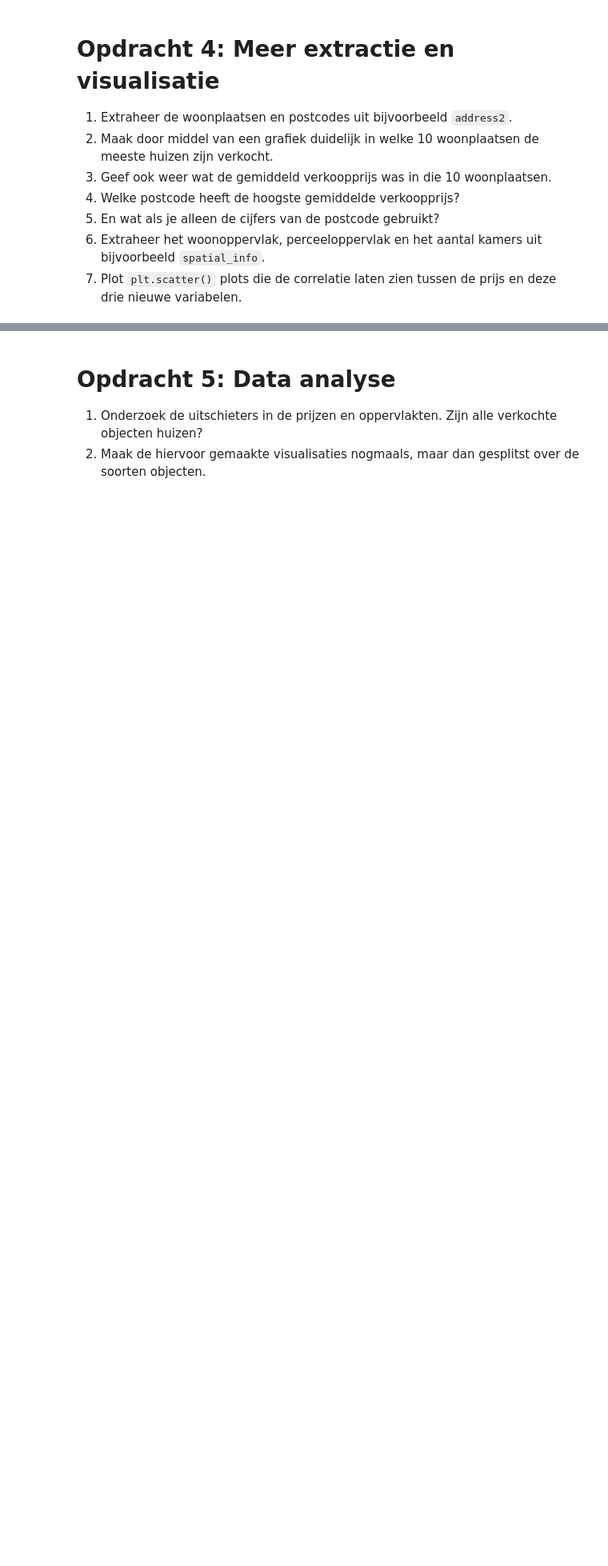
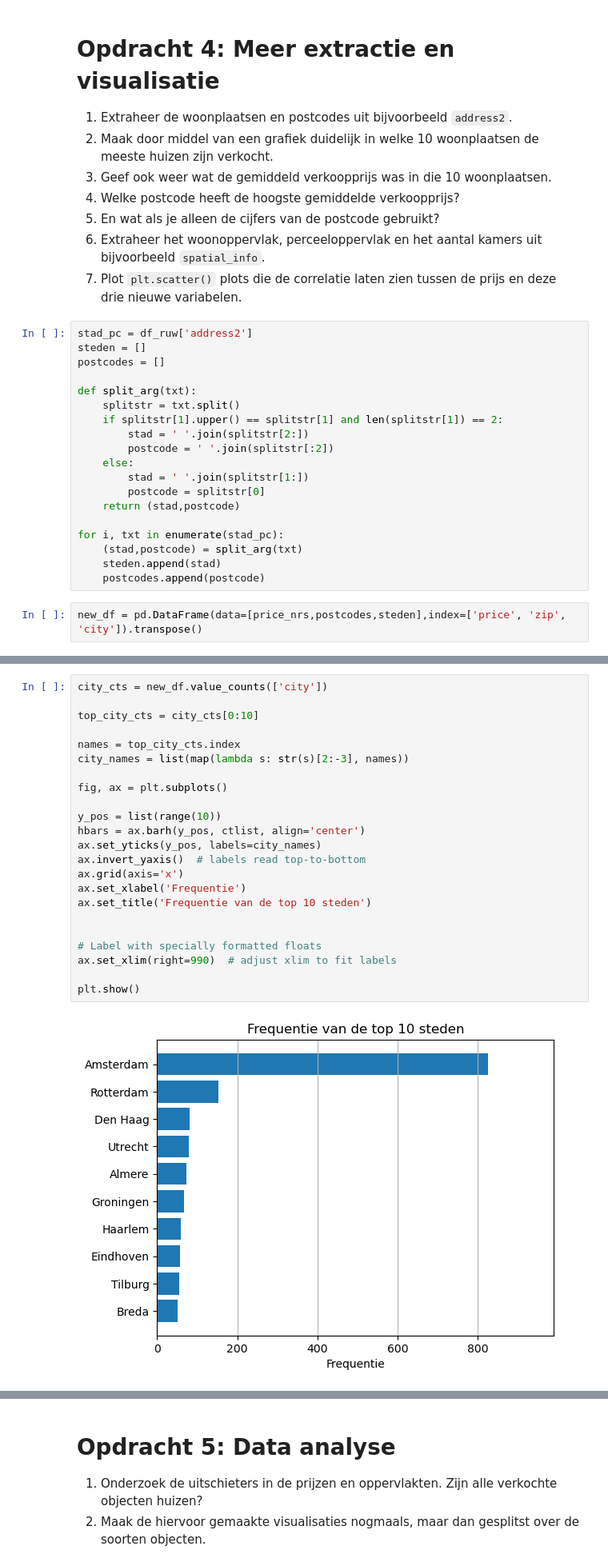
Before and after one commit to elvissomers/Mini-opdrachten-data, a Jupyter notebook: Mini-opdrachten data.ipynb, the cells around one changed output, grey strips where cells are left out. Shown at 80% size. Saved outputs shown, nothing was run; the diff lists cells and outputs as text; blank space fills up the shorter version.

```diff
--- a/Mini-opdrachten data.ipynb
+++ b/Mini-opdrachten data.ipynb
@@ -62,3 +266,24 @@ df_ruw.head()
 5. En wat als je alleen de cijfers van de postcode gebruikt?
 6. Extraheer het woonoppervlak, perceeloppervlak en het aantal kamers uit bijvoorbeeld `spatial_info`.
 7. Plot `plt.scatter()` plots die de correlatie laten zien tussen de prijs en deze drie nieuwe variabelen.
+# %%
+stad_pc = df_ruw['address2']
+steden = []
+postcodes = []
+
+def split_arg(txt):
+    splitstr = txt.split()
+    if splitstr[1].upper() == splitstr[1] and len(splitstr[1]) == 2:
+        stad = ' '.join(splitstr[2:])
+        postcode = ' '.join(splitstr[:2])
+    else:
+        stad = ' '.join(splitstr[1:])
+        postcode = splitstr[0]
+    return (stad,postcode)
+
+for i, txt in enumerate(stad_pc):
+    (stad,postcode) = split_arg(txt)
+    steden.append(stad)
+    postcodes.append(postcode)
+# %%
+new_df = pd.DataFrame(data=[price_nrs,postcodes,steden],index=['price', 'zip', 'city']).transpose()
@@ -64,0 +327,25 @@ df_ruw.head()
+# %%
+city_cts = new_df.value_counts(['city'])
+
+top_city_cts = city_cts[0:10]
+
+names = top_city_cts.index
+city_names = list(map(lambda s: str(s)[2:-3], names))
+
+fig, ax = plt.subplots()
+
+y_pos = list(range(10))
+hbars = ax.barh(y_pos, ctlist, align='center')
+ax.set_yticks(y_pos, labels=city_names)
+ax.invert_yaxis()  # labels read top-to-bottom
+ax.grid(axis='x')
+ax.set_xlabel('Frequentie')
+ax.set_title('Frequentie van de top 10 steden')
+
+
+# Label with specially formatted floats
+ax.set_xlim(right=990)  # adjust xlim to fit labels
+
+plt.show()
+# %% [output]
+[figure, added]
```
Also changed, not shown: parts of 22 cells of this notebook, 1 other file.
